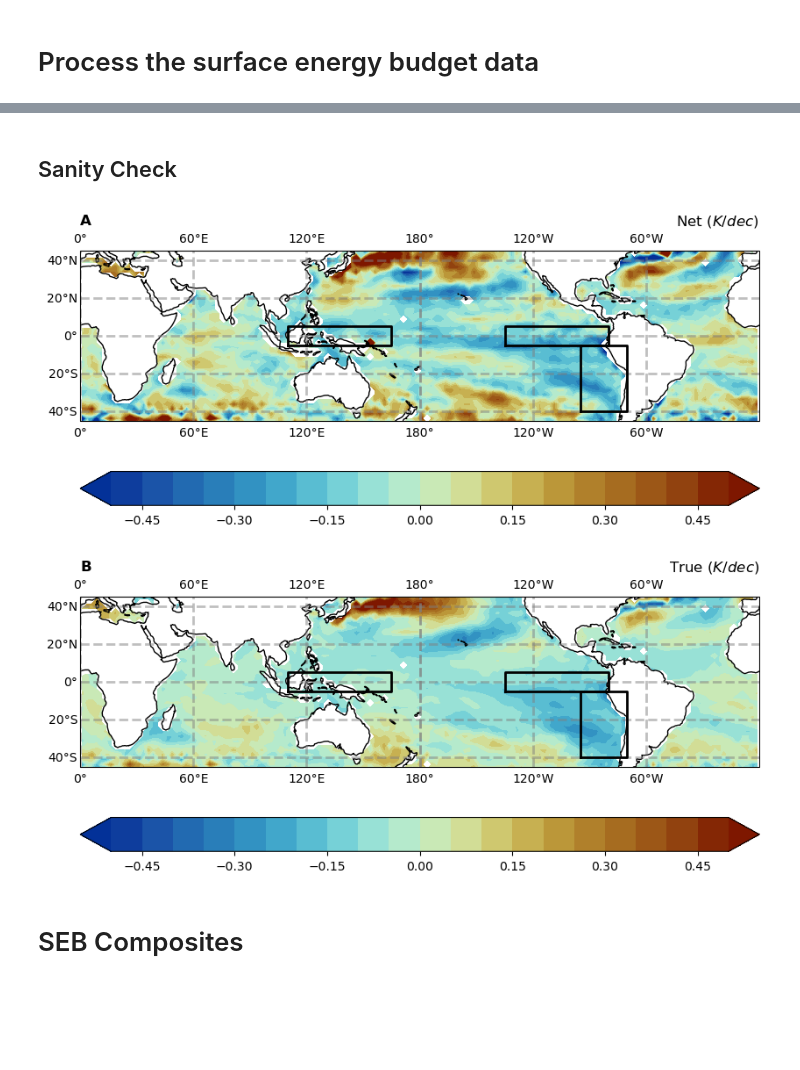
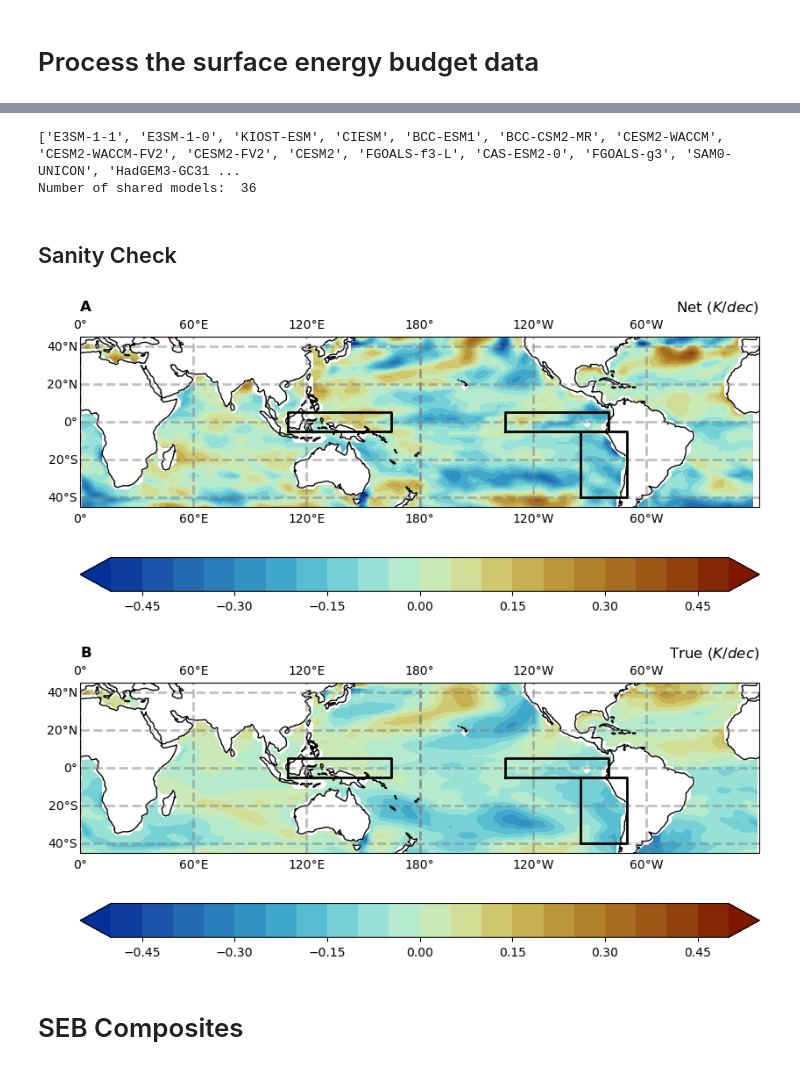
Before and after one commit to zacespinosa/tropical_pacific_clouds, a Jupyter notebook: surface_energy_budget.ipynb, the cells around one changed output, grey strips where cells are left out. Cells and saved outputs as stored; diff of their text form; code cells hidden in the pictures; blank space fills up the shorter version.

Commit message:
update to include CMIP5

```diff
--- a/surface_energy_budget.ipynb
+++ b/surface_energy_budget.ipynb
@@ -357,22 +392,29 @@ NET = O_T + LW_T + SW_T - SH_T - LH_TW - LH_TRH - LH_TDT
+# %%
+SEB_CMIP6 = calc_seb(ERA="CMIP6", AVGES=AVGES_CMIP6)
+SEB_CMIP5 = calc_seb(ERA="CMIP5", AVGES=AVGES_CMIP5)
+# %% [output]
+['E3SM-1-1', 'E3SM-1-0', 'KIOST-ESM', 'CIESM', 'BCC-ESM1', 'BCC-CSM2-MR', 'CESM2-WACCM', 'CESM2-WACCM-FV2', 'CESM2-FV2', 'CESM2', 'FGOALS-f3-L', 'CAS-ESM2-0', 'FGOALS-g3', 'SAM0-UNICON', 'HadGEM3-GC31 ...
+Number of shared models:  36
 # %% [markdown]
 ## Sanity Check
 # %%
 global_plot(
-    data=(SW_T + LW_T - LH_TW - LH_TRH - LH_TDT + O_T - SH_T).sel(model="HadGEM3-GC31-MM").isel(time=1),
+    data=(NET).sel(model="CNRM-CM5").isel(time=1),
+    # data=().sel(model="CNRM-CM5").isel(time=1),
     lat=SW.lat,
     lon=SW.lon,
     pvalues=None,
     levels=np.arange(-.5, .55, .05),
     cmap=cmc.roma_r,
     left_title="A",
     right_title="Net $(K/dec)$"
 )
 # %% [output]
-[figure, old version]
+[figure, new version]
 # %%
 
 global_plot(
-    data=(TOS_T).sel(model="HadGEM3-GC31-MM").isel(time=1),
+    data=(TOS_T).sel(model="CNRM-CM5").isel(time=1),
     lat=SW.lat,
     lon=SW.lon,
     pvalues=None,
@@ -382,7 +424,7 @@ global_plot(
     right_title="True $(K/dec)$"
 )
 # %% [output]
-[figure, old version]
+[figure, new version]
 # %% [markdown]
 # SEB Composites
 # %%
```
Also changed, not shown: parts of 9 cells of this notebook.
